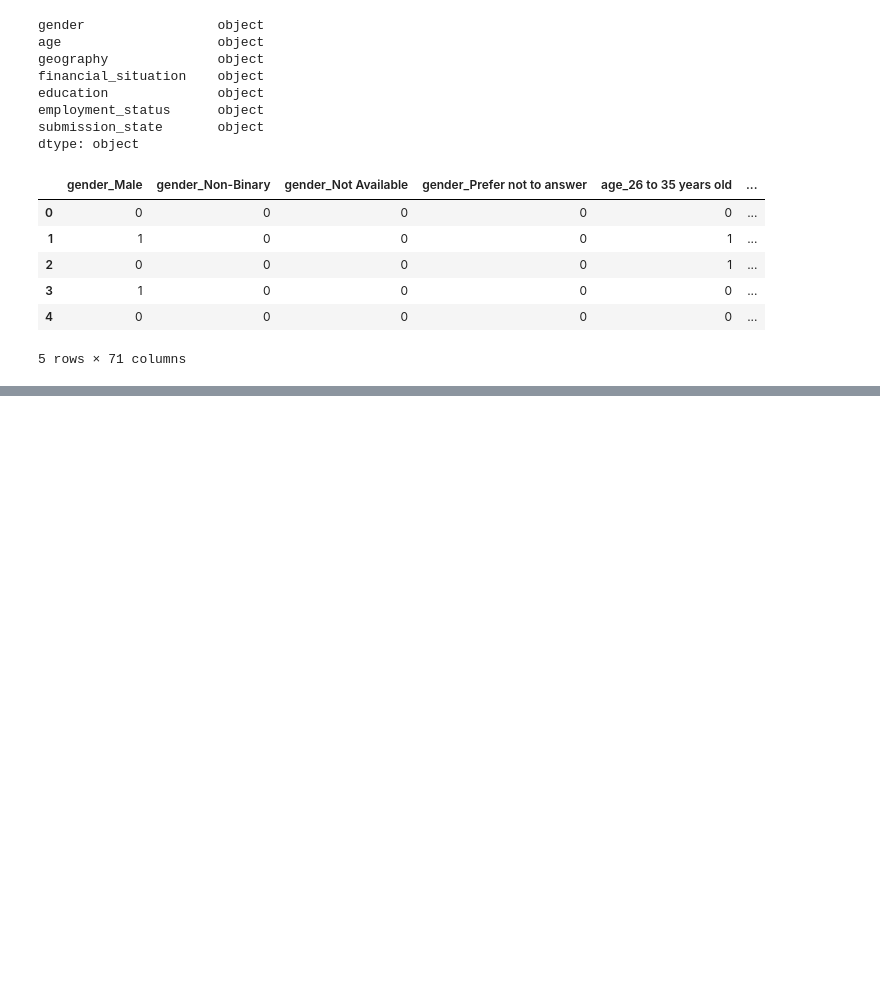
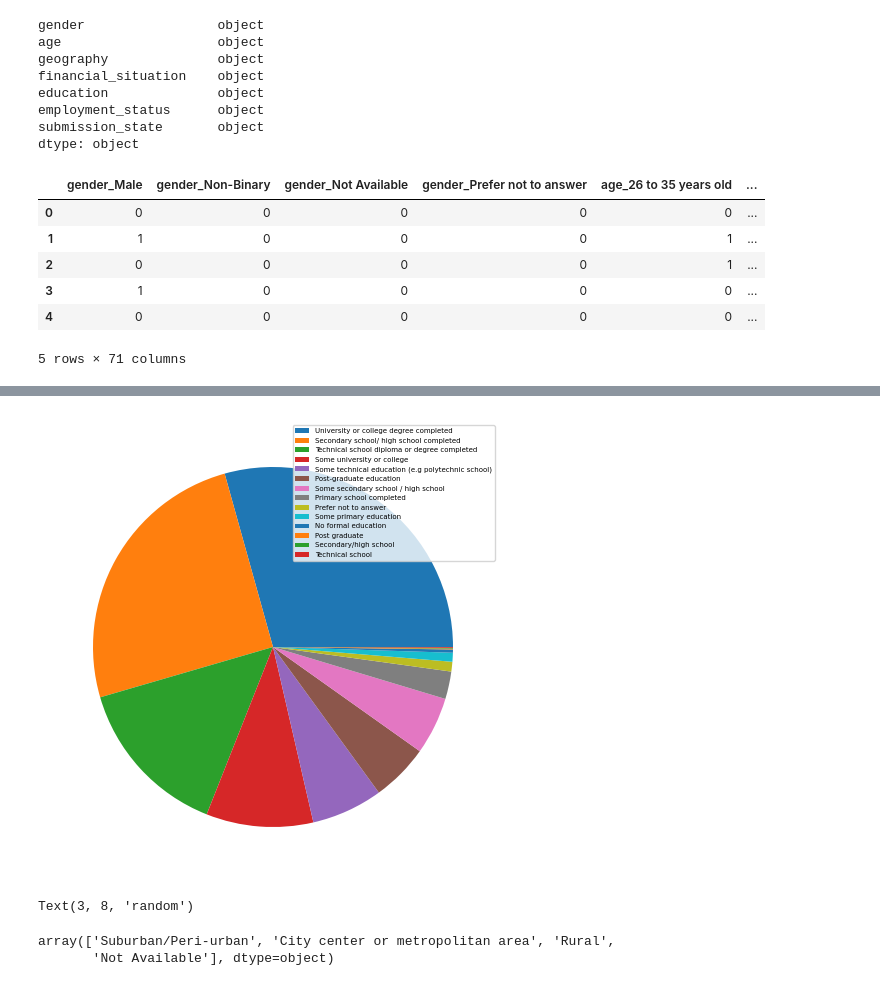
Before and after one commit to dsatyam09/06_Aspire-Intelligence-1-, a Jupyter notebook: pre_dataset.ipynb, the cells around one changed output, grey strips where cells are left out. Saved outputs shown, nothing was run; the diff lists cells and outputs as text; code cells hidden in the pictures; blank space fills up the shorter version.

```diff
--- a/pre_dataset.ipynb
+++ b/pre_dataset.ipynb
@@ -158,0 +227,18 @@ No.of.unique values : 24
+# %%
+labels = ['University or college degree completed','Secondary school/ high school completed','Technical school diploma or degree completed','Some university or college','Some technical education (e.g polytechnic school)','Post-graduate education','Some secondary school / high school','Primary school completed','Prefer not to answer','Some primary education','No formal education','Post graduate','Secondary/high school','Technical school']
+# %%
+from matplotlib.pyplot import legend
+
+
+plt.pie(geo_data.value_counts())
+plt.legend(labels, loc="best",prop={'size': 5},)
+plt.tight_layout()
+plt.show()
+# %% [output]
+[figure, added]
+Text(3, 8, 'random')
+# %%
+df['geography'].unique()
+# %% [output]
+array(['Suburban/Peri-urban', 'City center or metropolitan area', 'Rural',
+       'Not Available'], dtype=object)
```
Also changed, not shown: parts of 17 cells of this notebook.
